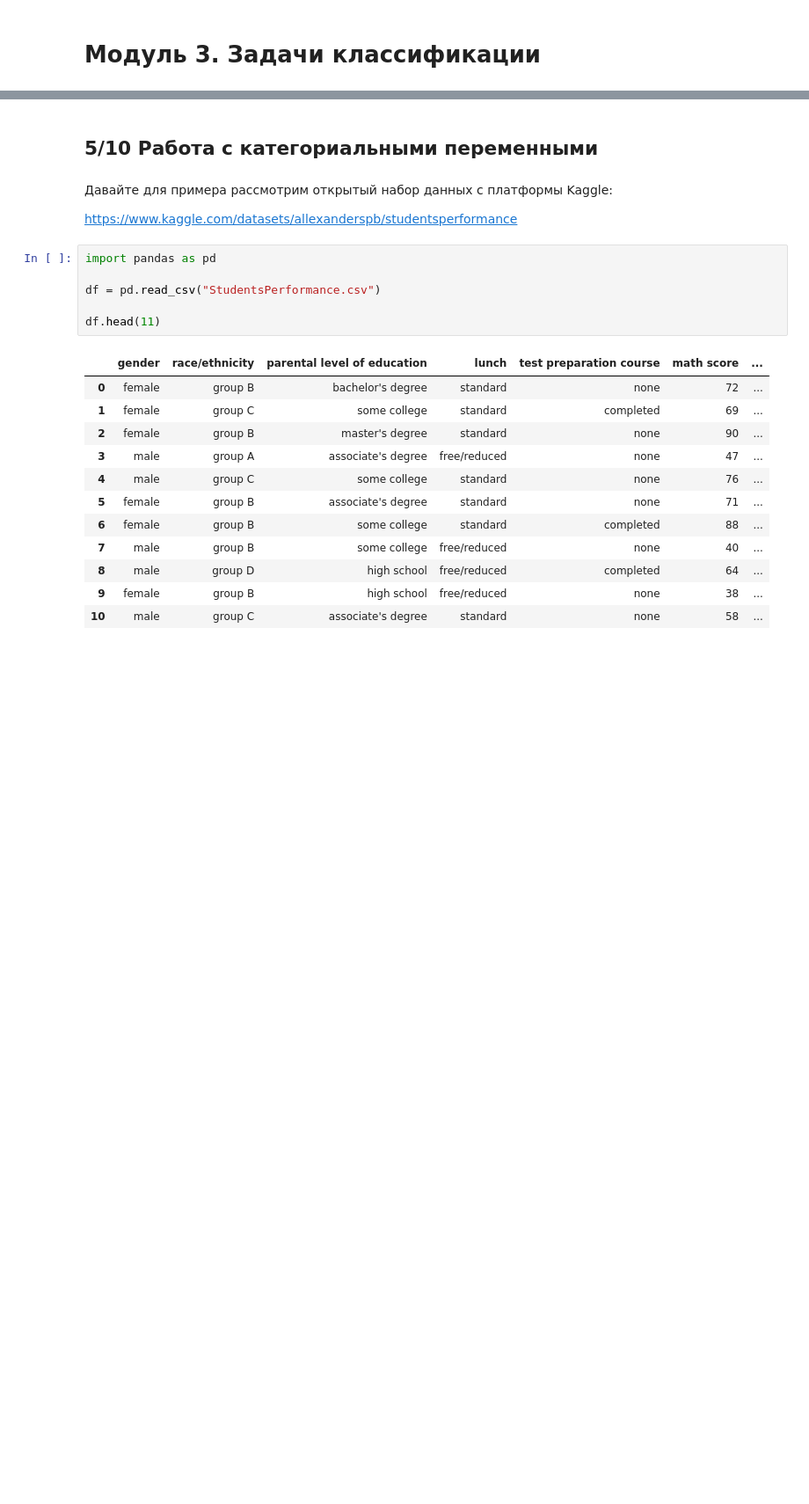
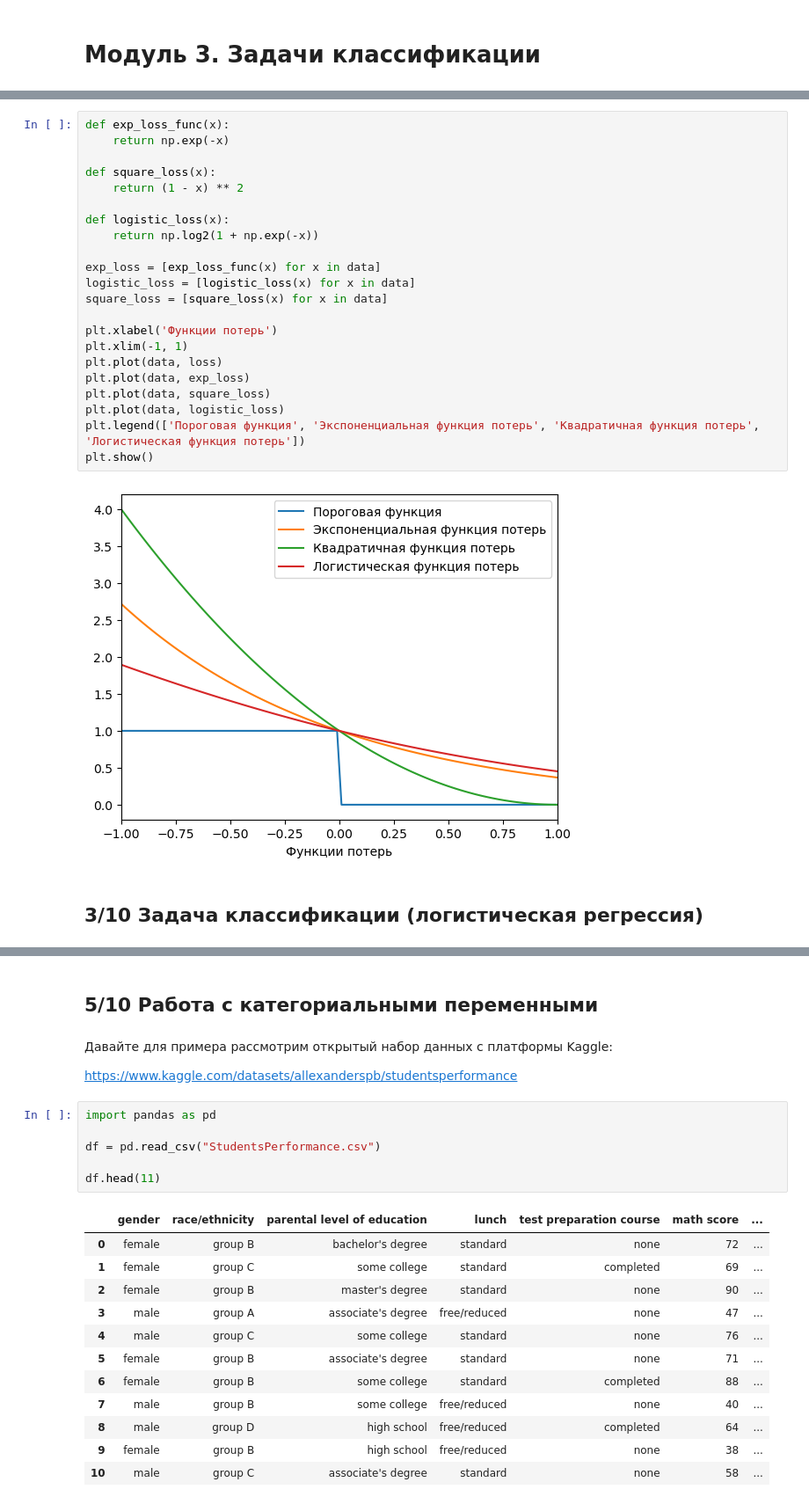
Before and after one commit to iTonyJah/DataScience, a Jupyter notebook: Edu/classical_ml/classical_ml_test.ipynb, the cells around one changed output, grey strips where cells are left out. Shown at 88% size. Drawn from its saved outputs; the diff is of its cells as text; blank space fills up the shorter version.

```diff
--- a/Edu/classical_ml/classical_ml_test.ipynb
+++ b/Edu/classical_ml/classical_ml_test.ipynb
@@ -951,0 +1207,26 @@ SyntaxError: invalid syntax (2056466957.py, line 1)
+# %%
+def exp_loss_func(x):
+    return np.exp(-x)
+
+def square_loss(x):
+    return (1 - x) ** 2
+
+def logistic_loss(x):
+    return np.log2(1 + np.exp(-x))
+
+exp_loss = [exp_loss_func(x) for x in data]
+logistic_loss = [logistic_loss(x) for x in data]
+square_loss = [square_loss(x) for x in data]
+
+plt.xlabel('Функции потерь')
+plt.xlim(-1, 1)
+plt.plot(data, loss)
+plt.plot(data, exp_loss)
+plt.plot(data, square_loss)
+plt.plot(data, logistic_loss)
+plt.legend(['Пороговая функция', 'Экспоненциальная функция потерь', 'Квадратичная функция потерь', 'Логистическая функция потерь'])
+plt.show()
+# %% [output]
+[figure, added]
+# %% [markdown]
+## 3/10   Задача классификации (логистическая регрессия)
```
Also changed, not shown: parts of 80 cells of this notebook.
